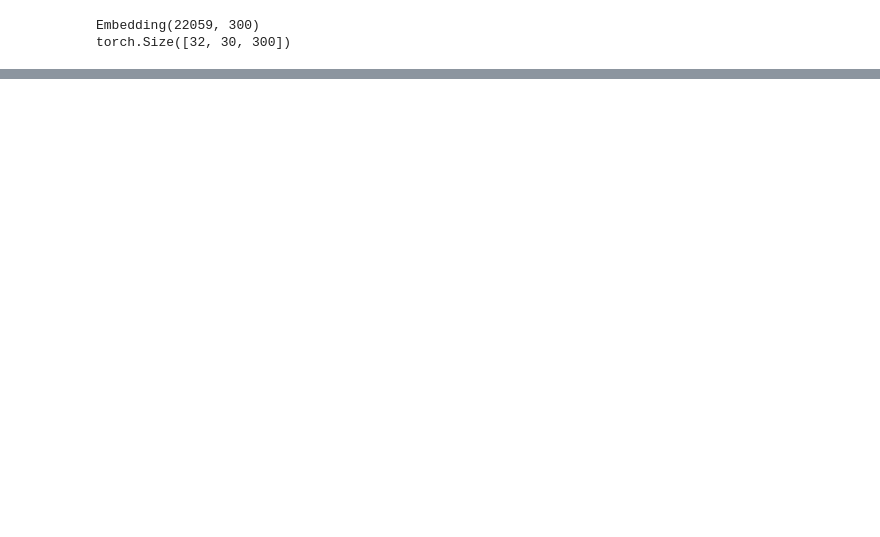
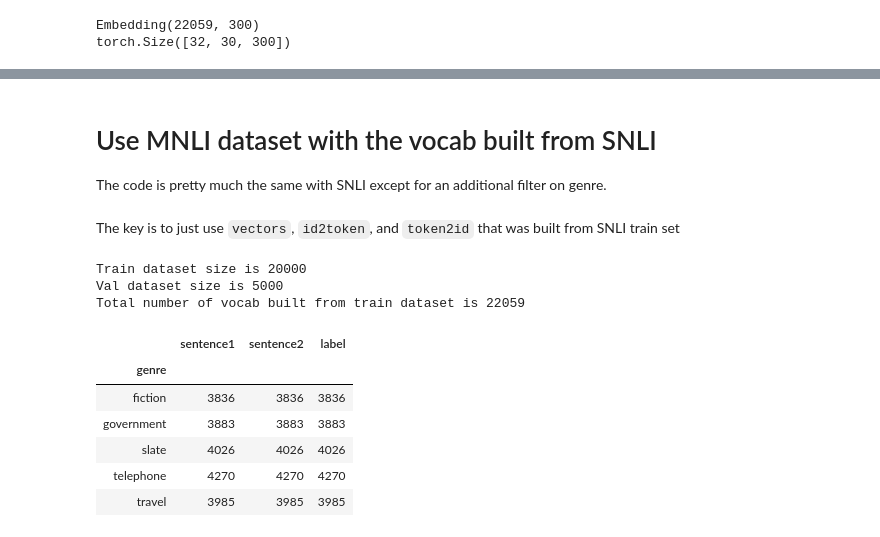
Before and after one commit to iyengarlekha/BOW-model-for-Natural-Language-Inference, a Jupyter notebook: Dataloader.ipynb, the cells around one changed output, grey strips where cells are left out. Saved outputs shown, nothing was run; the diff lists cells and outputs as text; code cells hidden in the pictures; blank space fills up the shorter version.

```diff
--- a/Dataloader.ipynb
+++ b/Dataloader.ipynb
@@ -157,0 +153,3 @@ embedding size = (batch size * max sentence length * embedding dim)
+# %% [markdown]
+# Use MNLI dataset with the vocab built from SNLI
+The code is pretty much the same with SNLI except for an additional filter on genre.
@@ -157,0 +159,2 @@ embedding size = (batch size * max sentence length * embedding dim)
+# %% [markdown]
+The key is to just use `vectors`, `id2token`, and `token2id` that was built from SNLI train set
@@ -157,0 +167,18 @@ embedding size = (batch size * max sentence length * embedding dim)
+# %%
+print ("Train dataset size is {}".format(len(mnli_train_data)))
+print ("Val dataset size is {}".format(len(mnli_val_data)))
+print ("Total number of vocab built from train dataset is {}".format(len(set(id2token))))
+# %% [output]
+Train dataset size is 20000
+Val dataset size is 5000
+Total number of vocab built from train dataset is 22059
+# %%
+mnli_train_data.groupby('genre').count()
+# %% [output]
+|  | sentence1 | sentence2 | label |
+| genre |  |  |  |
+| fiction | 3836 | 3836 | 3836 |
+| government | 3883 | 3883 | 3883 |
+| slate | 4026 | 4026 | 4026 |
+| telephone | 4270 | 4270 | 4270 |
+| travel | 3985 | 3985 | 3985 |
```
Also changed, not shown: parts of 26 cells of this notebook.
